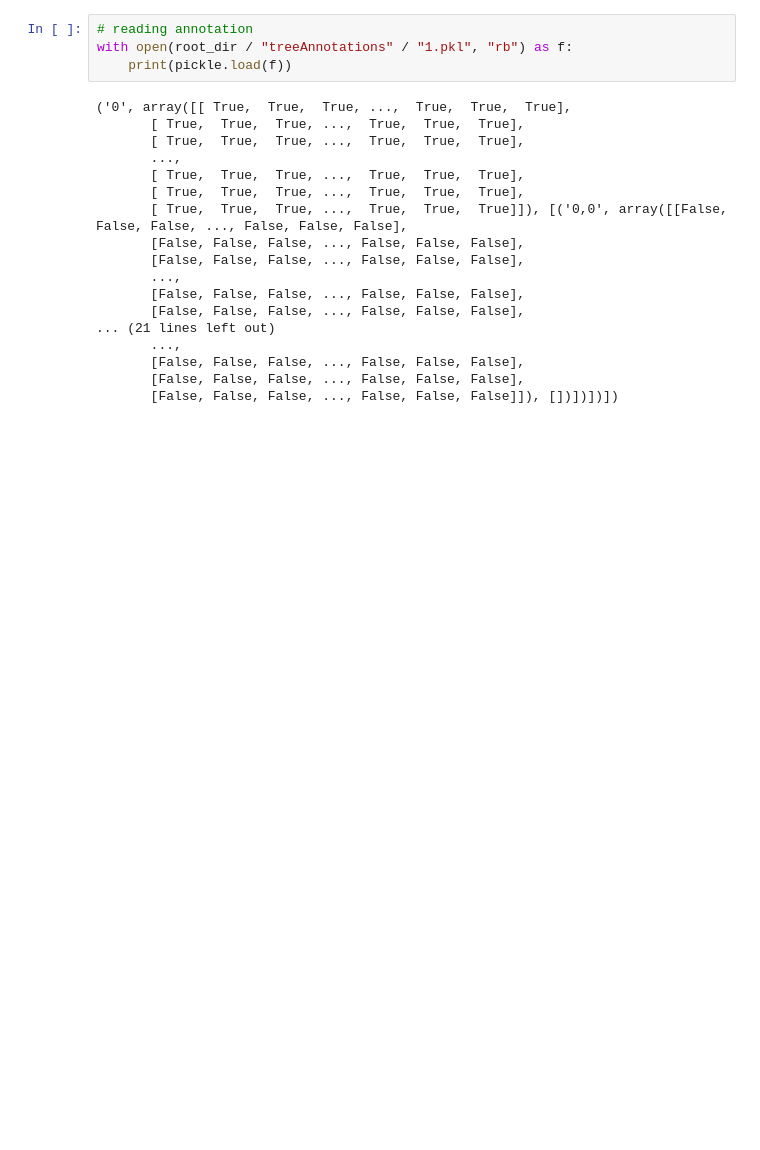
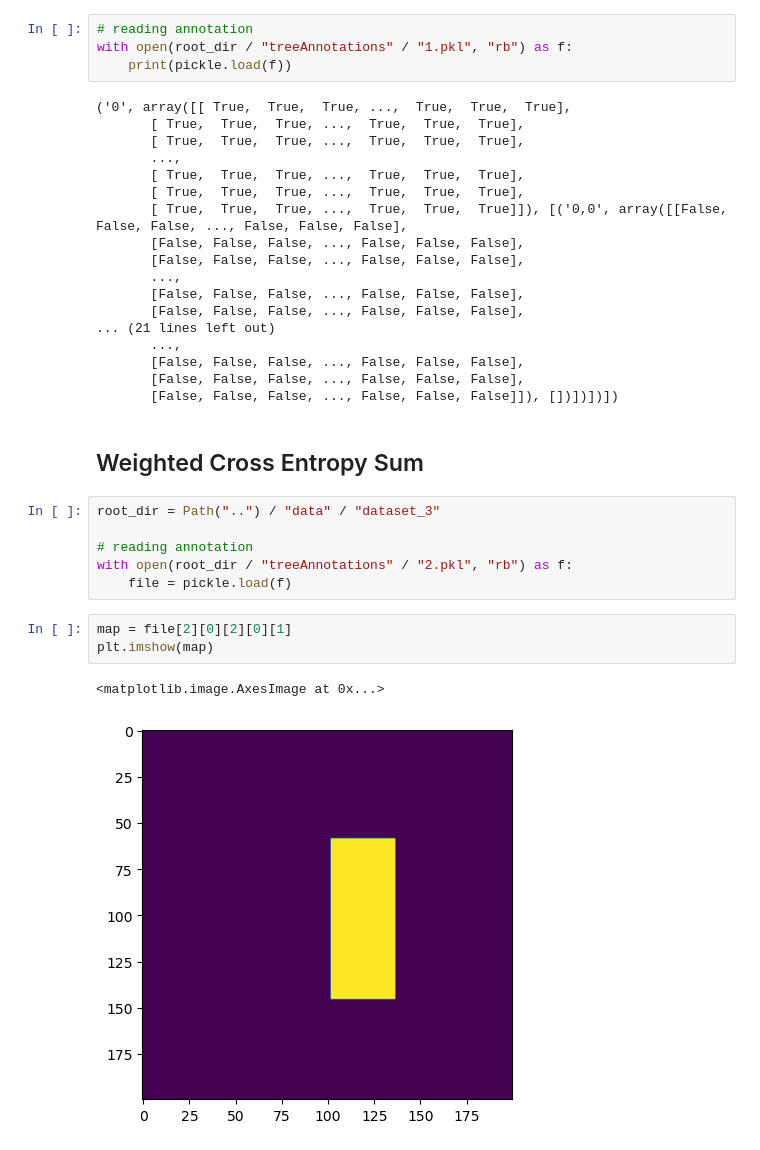
Before and after one commit to ankusharudkar/HIS, a Jupyter notebook: utilities/DataSetup.ipynb, the cells around one changed output. Saved outputs shown, nothing was run; the diff lists cells and outputs as text; blank space fills up the shorter version.

Commit message:
Weighted BCE setup added

```diff
--- a/utilities/DataSetup.ipynb
+++ b/utilities/DataSetup.ipynb
@@ -81,3 +82,17 @@ with open(root_dir / "treeAnnotations" / "1.pkl", "rb") as f:
        [False, False, False, ..., False, False, False],
        [False, False, False, ..., False, False, False],
        [False, False, False, ..., False, False, False]]), [])])])])
+# %% [markdown]
+## Weighted Cross Entropy Sum
+# %%
+root_dir = Path("..") / "data" / "dataset_3"
+
+# reading annotation
+with open(root_dir / "treeAnnotations" / "2.pkl", "rb") as f:
+    file = pickle.load(f)
+# %%
+map = file[2][0][2][0][1]
+plt.imshow(map)
+# %% [output]
+<matplotlib.image.AxesImage at 0x...>
+[figure, added]
```
Also changed, not shown: parts of 14 cells of this notebook.
